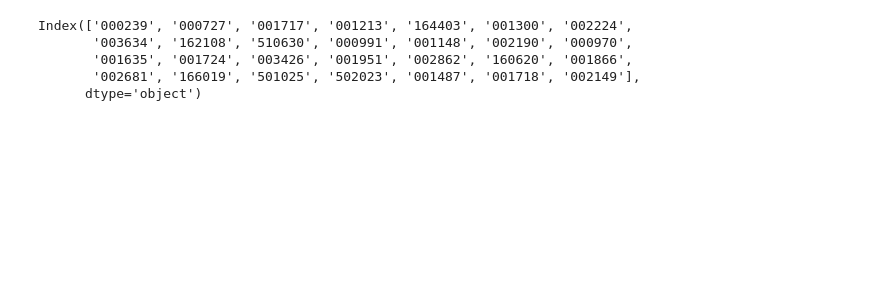
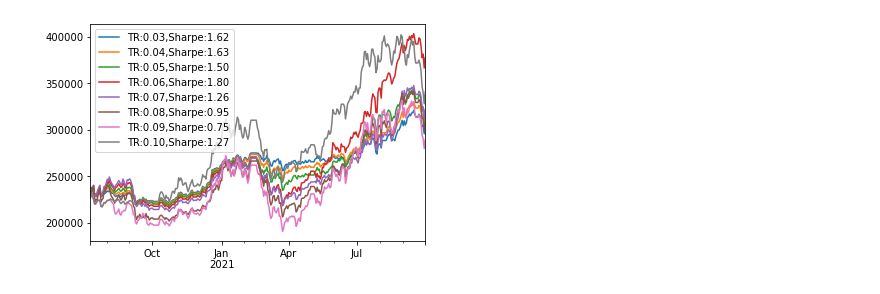
Before and after one commit to joshualee155/FundOptimizer, a Jupyter notebook: backtest.ipynb, the cells around one changed output. Drawn from its saved outputs; the diff is of its cells as text; code cells hidden in the pictures; blank space fills up the shorter version.

```diff
--- a/backtest.ipynb
+++ b/backtest.ipynb
@@ -19,8 +20,9 @@ for df in dfs:
-# %%
-df.columns
-# %% [output]
-Index(['000239', '000727', '001717', '001213', '164403', '001300', '002224',
-       '003634', '162108', '510630', '000991', '001148', '002190', '000970',
-       '001635', '001724', '003426', '001951', '002862', '160620', '001866',
-       '002681', '166019', '501025', '502023', '001487', '001718', '002149'],
-      dtype='object')
+# %%
+for tr, df in dfs.items():
+    mean_ret = df.sum(axis=1).pct_change().mean() * 252
+    std_ret = df.sum(axis=1).pct_change().std() * 252**0.5
+    sharpe = mean_ret / std_ret
+    df.sum(axis=1).plot(label=f"TR:{tr:.2f},Sharpe:{sharpe:.2f}")
+    plt.legend()
+# %% [output]
+[figure, added]
```
Also changed, not shown: parts of 6 cells of this notebook, 18 other files.
